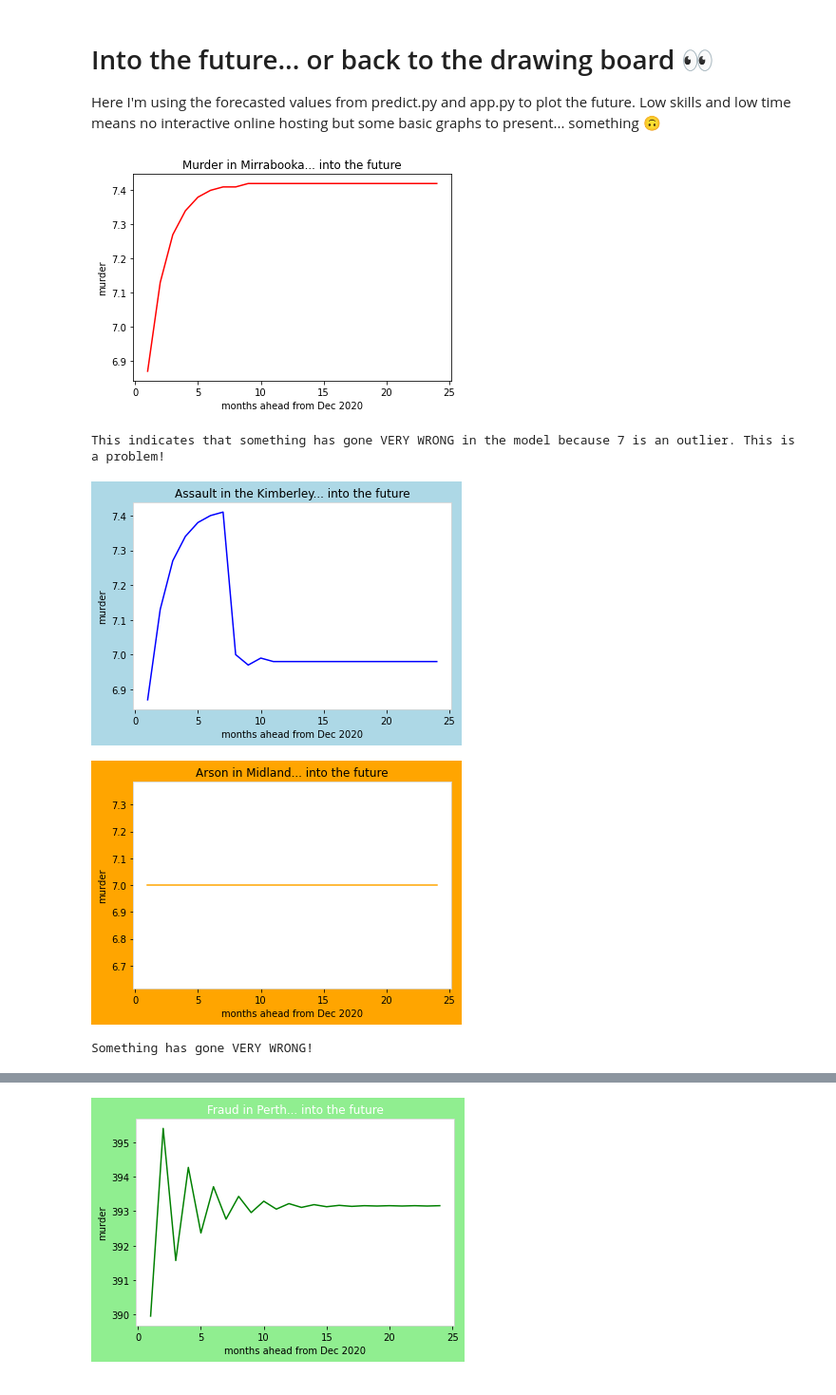
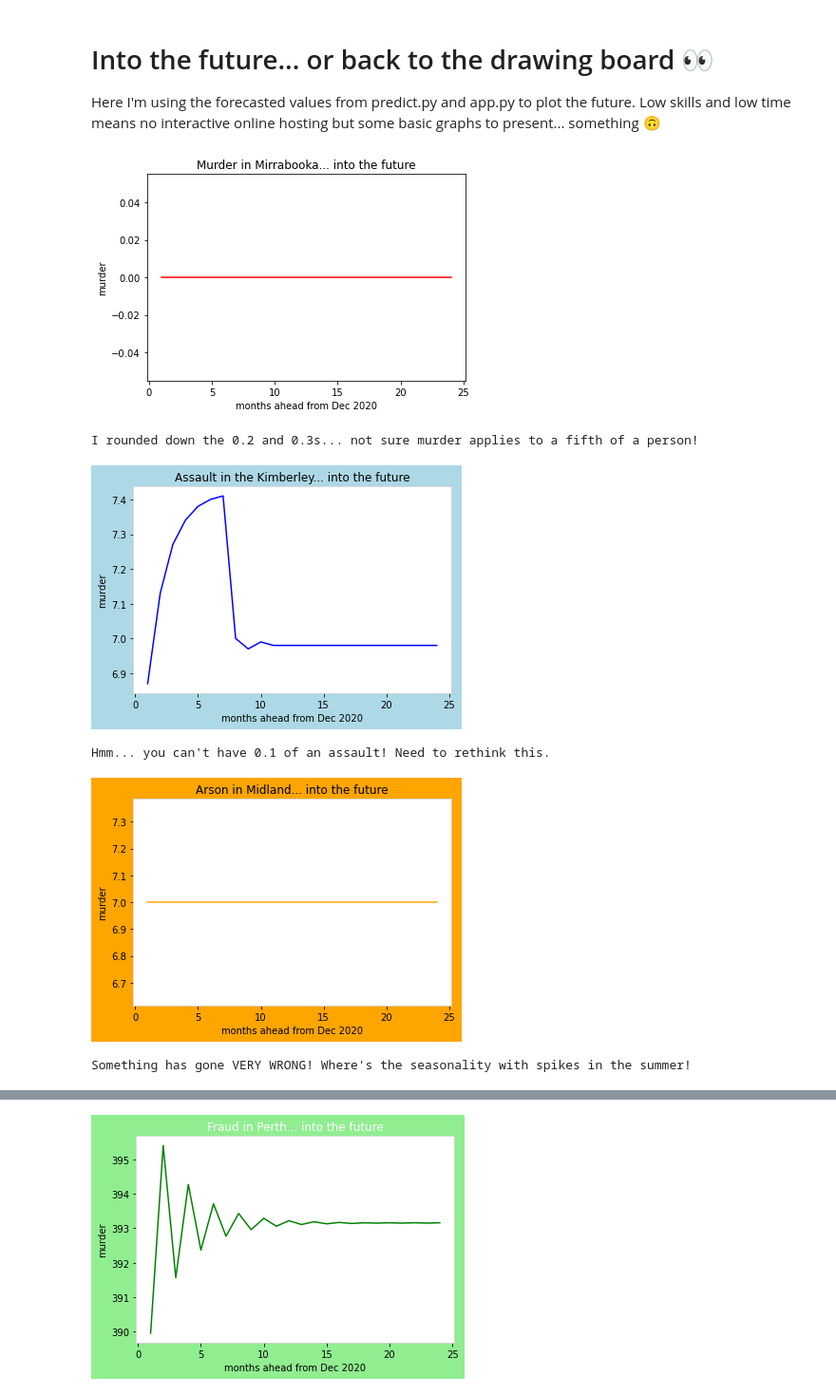
Before and after one commit to kellymurphy2020/project3_crime, a Jupyter notebook: Into the future.ipynb, the cells around one changed output, grey strips where cells are left out. Shown: that part at 95% size. Drawn from its saved outputs; the diff is of its cells as text; code cells hidden in the pictures.

```diff
--- a/Into the future.ipynb
+++ b/Into the future.ipynb
@@ -5,27 +5,27 @@ Here I'm using the forecasted values from predict.py and app.py to plot the futu
 # %%
 #Murder in Mirrabooka in the future
 
 import matplotlib.pyplot as plt
 import matplotlib.dates as md
 import numpy as np
 import datetime as dt
 import time
 
 # data to be plotted
 x = [1,2,3,4,5,6,7,8,9,10,11,12,13,14,15,16,17,18,19,20,21,22,23,24]
-y = [6.87, 7.13, 7.27, 7.34, 7.38, 7.40, 7.41, 7.41, 7.42, 7.42, 7.42, 7.42, 7.42, 7.42, 7.42, 7.42, 7.42, 7.42, 7.42, 7.42, 7.42, 7.42, 7.42, 7.42]
+y = [0,0,0,0,0,0,0,0,0,0,0,0,0,0,0,0,0,0,0,0,0,0,0,0]
 
 # plotting
 plt.title("Murder in Mirrabooka... into the future")
 plt.xlabel("months ahead from Dec 2020")
 plt.ylabel("murder")
 plt.plot(x, y, color ="red")
 plt.show()
 
-print(f"This indicates that something has gone VERY WRONG in the model because 7 is an outlier. This is a problem!")
+print(f"I rounded down the 0.2 and 0.3s... not sure murder applies to a fifth of a person!")
 # %% [output]
-[figure, old version]
+[figure, new version]
-This indicates that something has gone VERY WRONG in the model because 7 is an outlier. This is a problem!
+I rounded down the 0.2 and 0.3s... not sure murder applies to a fifth of a person!
 # %%
 #Assault on police officer in the Kimberley in the future
 
@@ -54,8 +54,11 @@ plt.xlabel("months ahead from Dec 2020")
 plt.ylabel("murder")
 plt.plot(x, y, color ="blue")
 plt.show()
+
+print(f"Hmm... you can't have 0.1 of an assault! Need to rethink this.")
 # %% [output]
 [figure]
+Hmm... you can't have 0.1 of an assault! Need to rethink this.
 # %%
 #Arson in Midland in the future
 
@@ -85,10 +88,10 @@ plt.ylabel("murder")
 plt.plot(x, y, color ="orange")
 plt.show()
 
-print(f"Something has gone VERY WRONG!")
+print(f"Something has gone VERY WRONG! Where's the seasonality with spikes in the summer!")
 # %% [output]
 [figure]
-Something has gone VERY WRONG!
+Something has gone VERY WRONG! Where's the seasonality with spikes in the summer!
 # %%
 #Drug offences in Joondalup in the future
 
```
Also changed, not shown: parts of 1 cell of this notebook.
